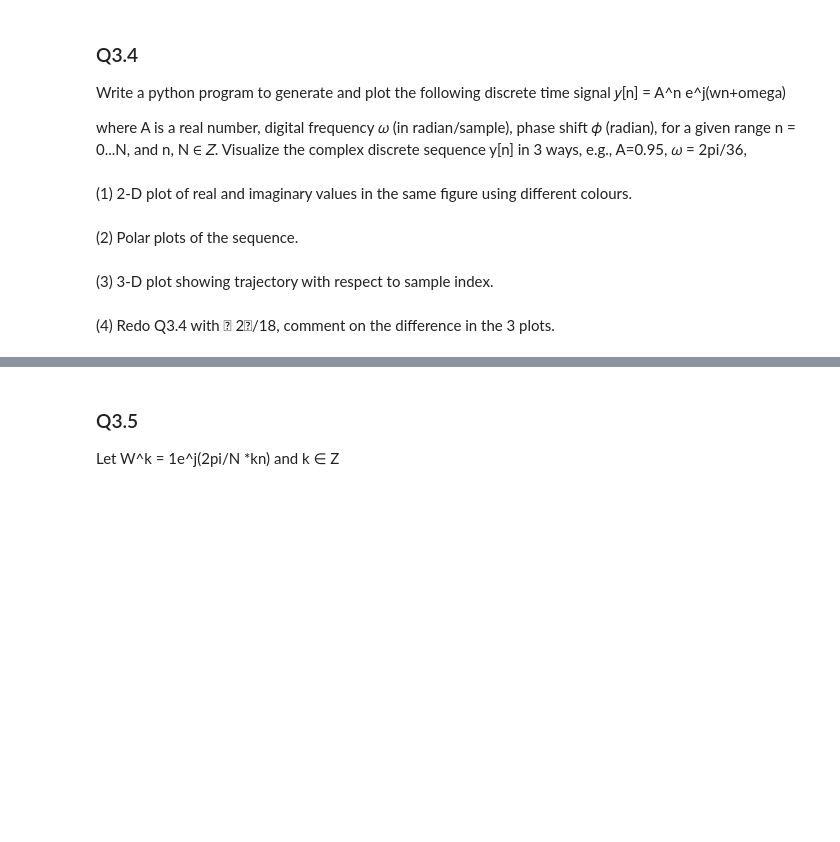
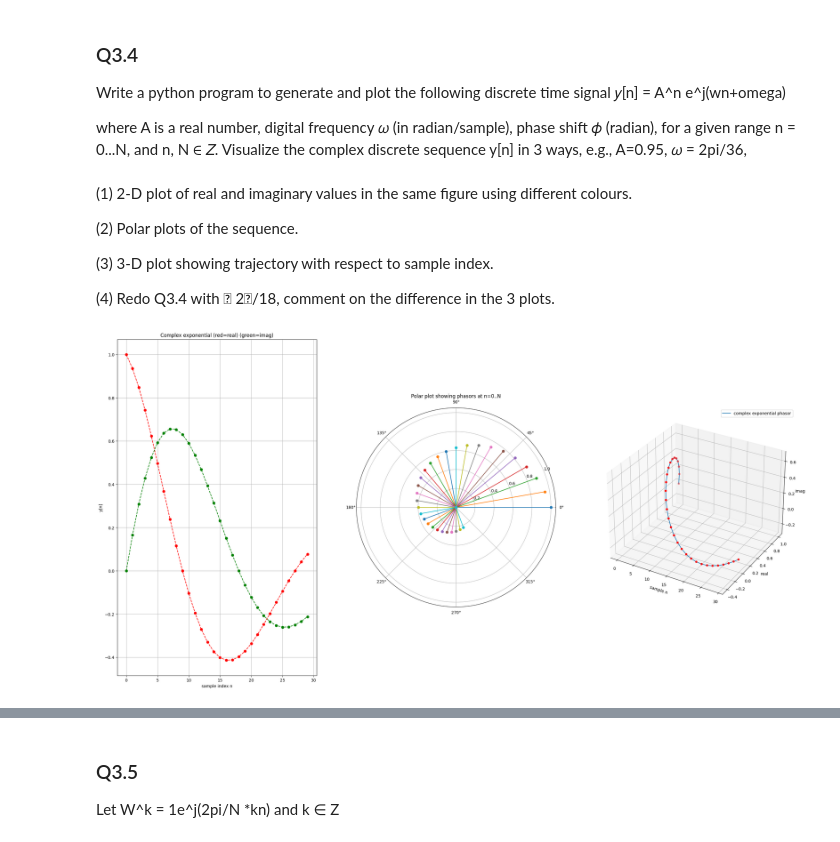
Before and after one commit to Chockaaa/CE3007-Digital-Signal-Processing-Lab, a Jupyter notebook: Lab1_Manual/Lab1_Example/Lab1.ipynb, the cells around one changed output, grey strips where cells are left out. Cells and saved outputs as stored; diff of their text form; code cells hidden in the pictures; blank space fills up the shorter version.

```diff
--- a/Lab1_Manual/Lab1_Example/Lab1.ipynb
+++ b/Lab1_Manual/Lab1_Example/Lab1.ipynb
@@ -256,9 +385,47 @@ where A is a real number, digital frequency 𝜔 (in radian/sample), phase shift
 # %% [markdown]
 (1) 2-D plot of real and imaginary values in the same figure using different
 colours.
+
+(2) Polar plots of the sequence.
+
+(3) 3-D plot showing trajectory with respect to sample index.
+
+(4) Redo Q3.4 with 􀵌 2𝜋/18, comment on the difference in the 3 plots.
-# %% [markdown]
-(2) Polar plots of the sequence.
-# %% [markdown]
-(3) 3-D plot showing trajectory with respect to sample index.
-# %% [markdown]
-(4) Redo Q3.4 with 􀵌 2𝜋/18, comment on the difference in the 3 plots.
+# %%
+def generateComplexExpSignal(A,omegaW,numSamples,phi=0):
+
+    n = np.arange(0, numSamples, 1)
+    y1 = np.multiply(np.power(A, n), np.exp(1j * omegaW * n +phi))
+
+
+    # plotting in 2-D, the real and imag in the same figure
+    fig = plt.figure(1,figsize=(30,15))
+    plt.subplot(131)
+    plt.plot(n, y1[0:numSamples].real,'r--o')
+    plt.plot(n, y1[0:numSamples].imag,'g--o')
+    plt.xlabel('sample index n'); plt.ylabel('y[n]')
+    plt.title('Complex exponential (red=real) (green=imag)')
+    plt.grid()
+
+    # plotting in polar, understand what the spokes are
+    plt.subplot(132,projection='polar')
+    for x in y1:
+        plt.polar([0,np.angle(x)],[0,np.abs(x)],marker='o')
+
+    plt.title('Polar plot showing phasors at n=0..N')
+
+    # plotting 3D complex plane
+    ax = fig.add_subplot(1, 3, 3, projection='3d')
+    reVal = y1[0:numSamples].real
+    imgVal = y1[0:numSamples].imag
+    ax.plot(n,reVal, imgVal,  label='complex exponential phasor')
+    ax.scatter(n,reVal,imgVal, c='r', marker='o')
+    ax.set_xlabel('sample n')
+    ax.set_ylabel('real')
+    ax.set_zlabel('imag')
+    ax.legend()
+    plt.show()
+# %%
+generateComplexExpSignal(A=0.95,omegaW=2*np.pi/36,numSamples=30)
+# %% [output]
+[figure, added]
```
Also changed, not shown: parts of 7 cells of this notebook.
